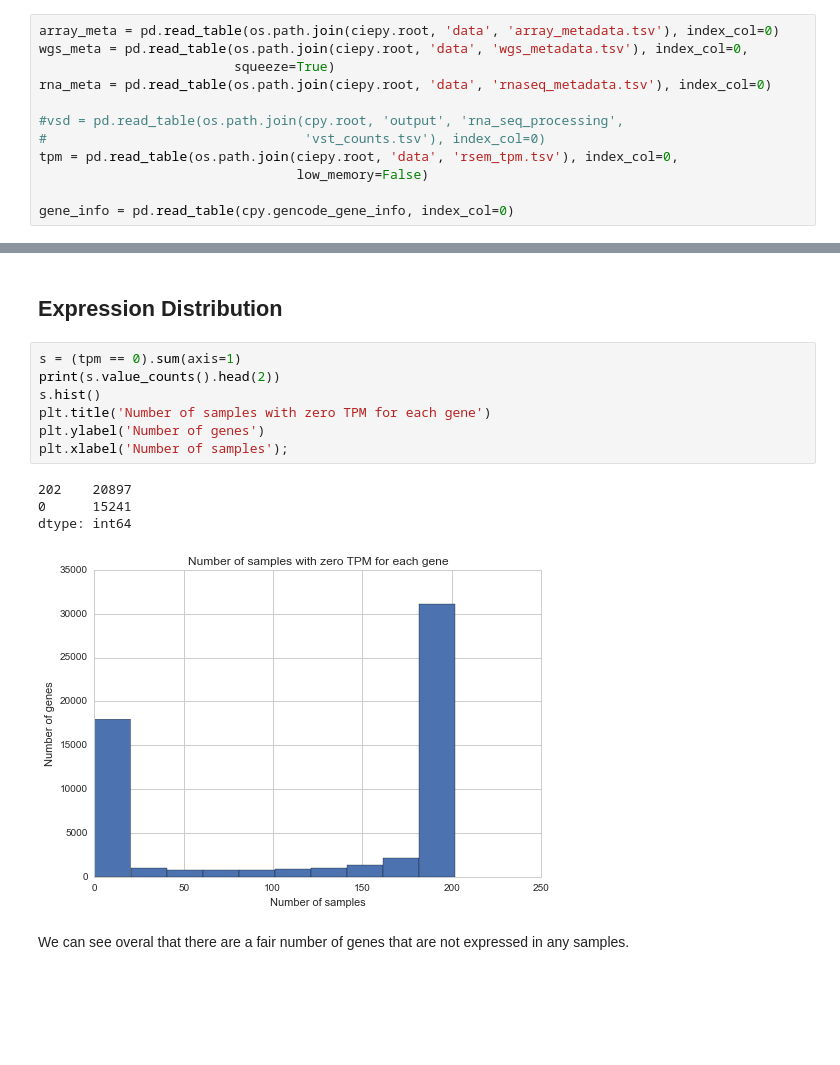
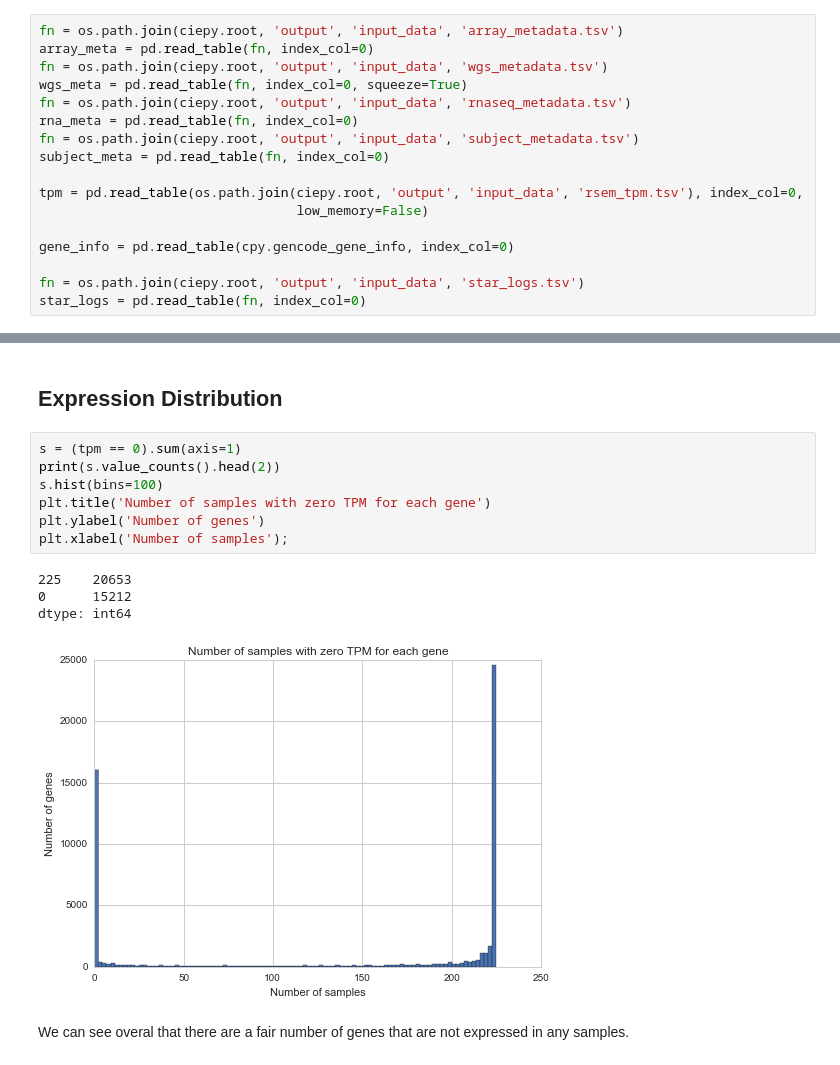
Before and after one commit to frazer-lab/cardips-ipsc-eqtl, a Jupyter notebook: notebooks/RNA-Seq Analysis.ipynb, the cells around one changed output, grey strips where cells are left out. Drawn from its saved outputs; the diff is of its cells as text; blank space fills up the shorter version.

```diff
--- a/notebooks/RNA-Seq Analysis.ipynb
+++ b/notebooks/RNA-Seq Analysis.ipynb
@@ -22,14 +23,19 @@ import ciepy
 sns.set_context('notebook')
 sns.set_style('whitegrid')
 # %%
-array_meta = pd.read_table(os.path.join(ciepy.root, 'data', 'array_metadata.tsv'), index_col=0)
-wgs_meta = pd.read_table(os.path.join(ciepy.root, 'data', 'wgs_metadata.tsv'), index_col=0,
-                         squeeze=True)
-rna_meta = pd.read_table(os.path.join(ciepy.root, 'data', 'rnaseq_metadata.tsv'), index_col=0)
+fn = os.path.join(ciepy.root, 'output', 'input_data', 'array_metadata.tsv')
+array_meta = pd.read_table(fn, index_col=0)
+fn = os.path.join(ciepy.root, 'output', 'input_data', 'wgs_metadata.tsv')
+wgs_meta = pd.read_table(fn, index_col=0, squeeze=True)
+fn = os.path.join(ciepy.root, 'output', 'input_data', 'rnaseq_metadata.tsv')
+rna_meta = pd.read_table(fn, index_col=0)
+fn = os.path.join(ciepy.root, 'output', 'input_data', 'subject_metadata.tsv')
+subject_meta = pd.read_table(fn, index_col=0)
 
-#vsd = pd.read_table(os.path.join(cpy.root, 'output', 'rna_seq_processing',
-#                                 'vst_counts.tsv'), index_col=0)
-tpm = pd.read_table(os.path.join(ciepy.root, 'data', 'rsem_tpm.tsv'), index_col=0,
+tpm = pd.read_table(os.path.join(ciepy.root, 'output', 'input_data', 'rsem_tpm.tsv'), index_col=0,
                                  low_memory=False)
 
 gene_info = pd.read_table(cpy.gencode_gene_info, index_col=0)
+
+fn = os.path.join(ciepy.root, 'output', 'input_data', 'star_logs.tsv')
+star_logs = pd.read_table(fn, index_col=0)
@@ -38,15 +72,15 @@ gene_info = pd.read_table(cpy.gencode_gene_info, index_col=0)
 # %%
 s = (tpm == 0).sum(axis=1)
 print(s.value_counts().head(2))
-s.hist()
+s.hist(bins=100)
 plt.title('Number of samples with zero TPM for each gene')
 plt.ylabel('Number of genes')
 plt.xlabel('Number of samples');
 # %% [output]
-202    20897
-0      15241
+225    20653
+0      15212
 dtype: int64
-[figure, old version]
+[figure, new version]
 # %% [markdown]
 We can see overal that there are a fair number of genes that are not expressed
 in any samples.
```
Also changed, not shown: parts of 43 cells of this notebook, 7 other files.
